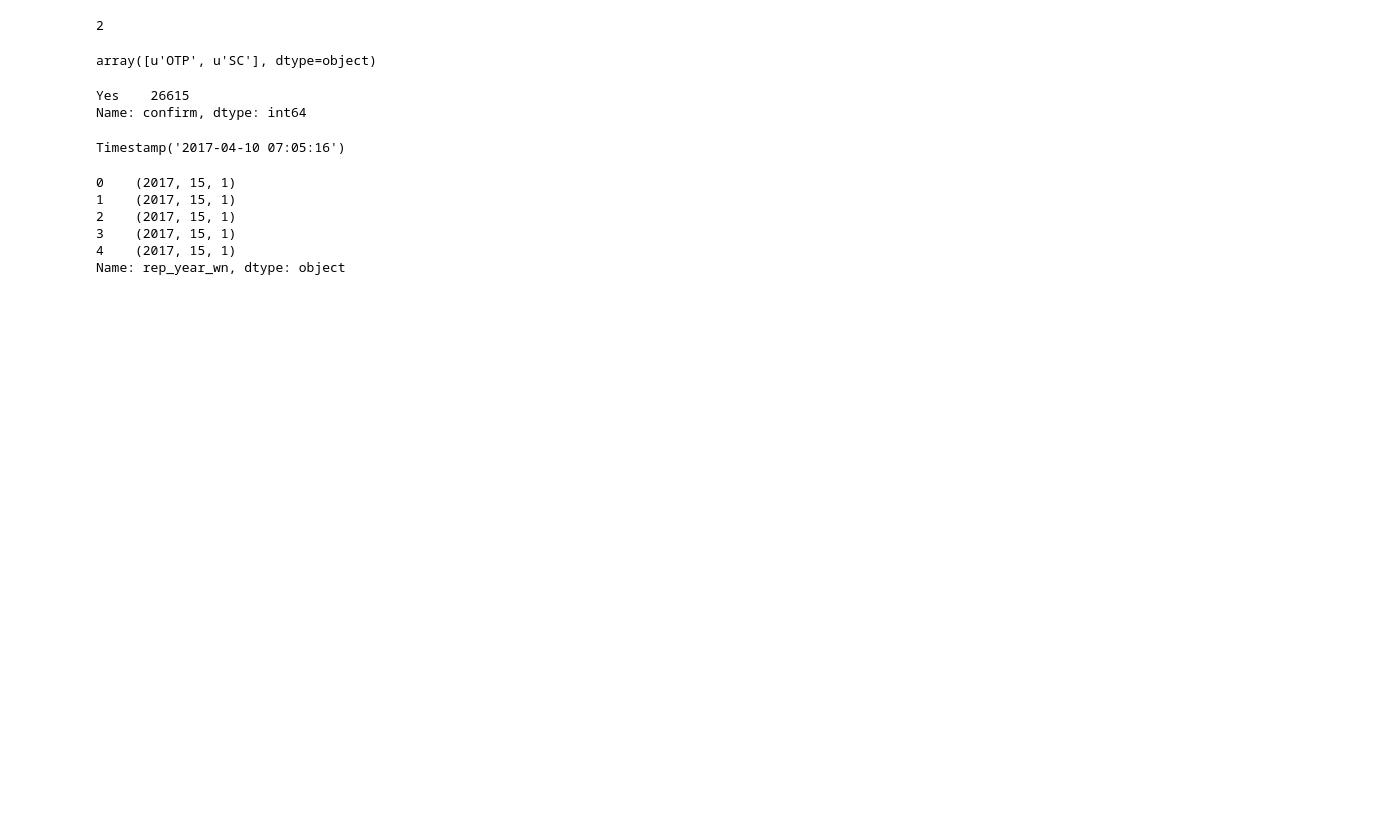
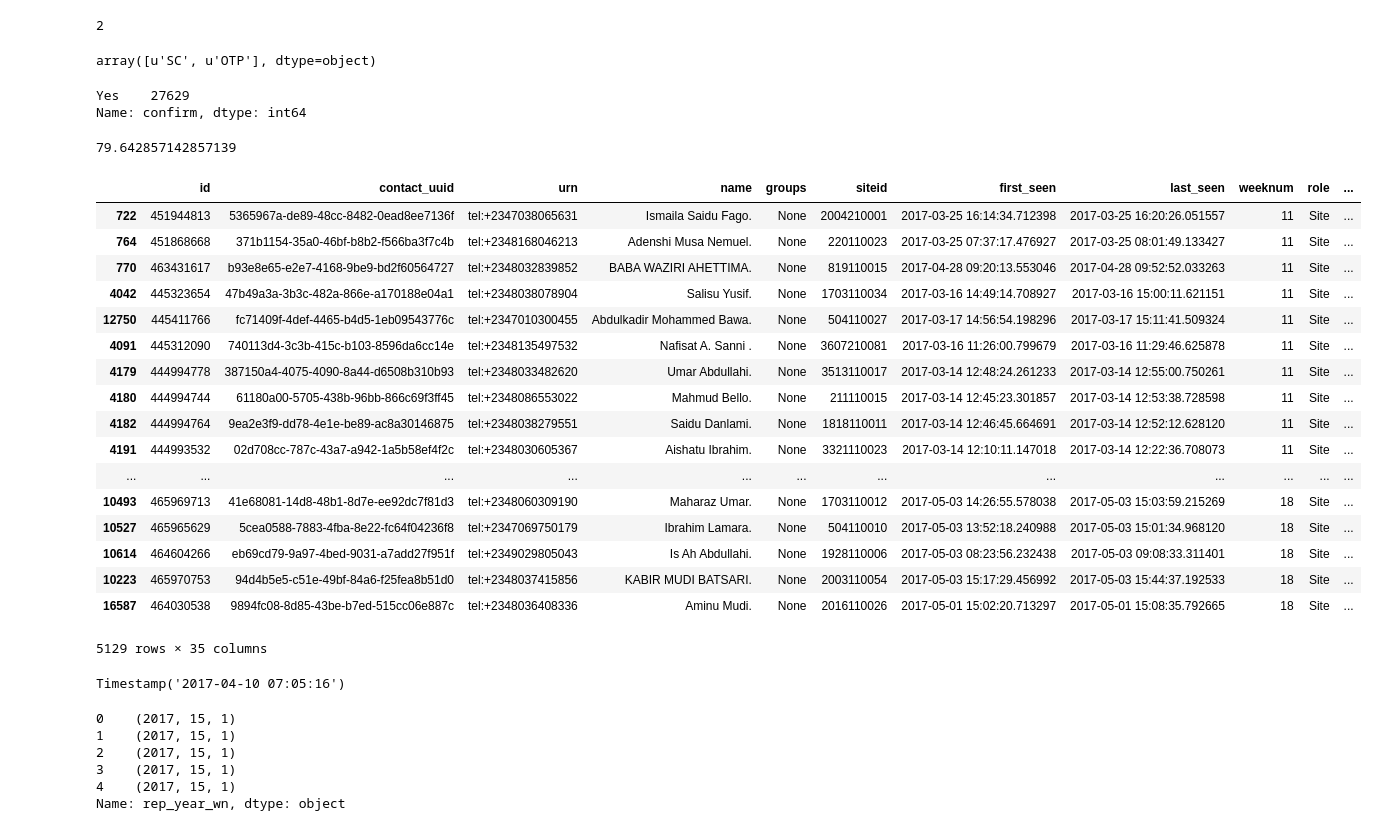
Before and after one commit to RobertJohnston/IMAM, a Jupyter notebook: Reporting Rate.ipynb, the cells around one changed output. Drawn from its saved outputs; the diff is of its cells as text; code cells hidden in the pictures; blank space fills up the shorter version.

Commit message:
update to reporting rate, IMAM program analysis

```diff
--- a/Reporting Rate.ipynb
+++ b/Reporting Rate.ipynb
@@ -45,26 +47,28 @@ df = pd.read_sql_query("select * from program;", con=engine)
 #  - filter out incorrect data with query
 #  - convert from float to int
 
-df['siteid'] = pd.to_numeric(df.siteid, errors='coerce')
-df['weeknum'] = pd.to_numeric(df.weeknum, errors='coerce')
+# df['siteid'] = pd.to_numeric(df.siteid, errors='coerce')
+# df['weeknum'] = pd.to_numeric(df.weeknum, errors='coerce')
 
-df = df.query('siteid==siteid').query('0<siteid<3999990999')
+# df = df.query('siteid==siteid').query('0<siteid<3999990999')
 # 2015 had 53 weeks
 # 2016 had 52 weeks - current data is only for weeknumbers from 22-2016 to present
-df = df.query('weeknum==weeknum').query('0.99<weeknum<53')
+# df = df.query('weeknum==weeknum').query('0.99<weeknum<53')
 
-df['siteid'] = df.siteid.astype('int')
-df['weeknum'] = df.weeknum.astype('int')
+# df['siteid'] = df.siteid.astype('int')
+# df['weeknum'] = df.weeknum.astype('int')
 # %%
 # Before filter - Sort data
-df = df.sort_values(by='last_seen', ascending = False)
-len(df)
+# df = df.sort_values(by='last_seen', ascending = False)
+# len(df)
+
+# it doesn't seems that we are sorting anymore in views.py
 # %% [output]
 26615
 # %%
 # Filter one entry per weeknum
-df = df.drop_duplicates(['siteid', 'weeknum', 'type'], keep ='first')
-len(df)
+# df = df.drop_duplicates(['siteid', 'weeknum', 'type'], keep ='first')
+# len(df)
 # %% [output]
 26615
 # %%
@@ -83,11 +87,11 @@ len(df['type'].unique())
 # the unique values for var in column
 df.type.unique()
 # %% [output]
-array([u'OTP', u'SC'], dtype=object)
+array([u'SC', u'OTP'], dtype=object)
 # %%
 df.confirm.value_counts()
 # %% [output]
-Yes    26615
+Yes    27629
 Name: confirm, dtype: int64
 # %%
 # to make reporting rates need to identify all data in past 8 weeks
@@ -99,3 +103,39 @@ Name: confirm, dtype: int64
 #for range in todays weeknum-8 to todays weeknum
 #   count number of valid reports for program and stocks
 #   divide total over 16 (8 entries for program and 8 for stock)
+# %%
+
+df['year_weeknum'] = zip(df['year'], df['weeknum'])
+df['iso_year_weeknum'] = df['year_weeknum'].map(lambda x: Week(x[0], x[1]))
+
+year, week, _ = date.today().isocalendar()
+current_week = Week(year, week)
+
+# since how many week this report is about
+df['since_x_weeks'] = df['iso_year_weeknum'].map(lambda x: current_week - x)
+# %%
+df.query('since_x_weeks>0').query('since_x_weeks<=8').groupby(df['siteid'])[
+        'weeknum'].count().map(lambda x: (x / 8.) * 100).mean()
+# %% [output]
+79.642857142857139
+# %%
+df.query('since_x_weeks>0').query('since_x_weeks<=8').sort("weeknum")
+# %% [output]
+|  | id | contact_uuid | urn | name | groups | siteid | first_seen | last_seen | weeknum | role | ... |
+| 722 | 451944813 | 5365967a-de89-48cc-8482-0ead8ee7136f | tel:+2347038065631 | Ismaila Saidu Fago. | None | 2004210001 | 2017-03-25 16:14:34.712398 | 2017-03-25 16:20:26.051557 | 11 | Site | ... |
+| 764 | 451868668 | 371b1154-35a0-46bf-b8b2-f566ba3f7c4b | tel:+2348168046213 | Adenshi Musa Nemuel. | None | 220110023 | 2017-03-25 07:37:17.476927 | 2017-03-25 08:01:49.133427 | 11 | Site | ... |
+| 770 | 463431617 | b93e8e65-e2e7-4168-9be9-bd2f60564727 | tel:+2348032839852 | BABA WAZIRI AHETTIMA. | None | 819110015 | 2017-04-28 09:20:13.553046 | 2017-04-28 09:52:52.033263 | 11 | Site | ... |
+| 4042 | 445323654 | 47b49a3a-3b3c-482a-866e-a170188e04a1 | tel:+2348038078904 | Salisu Yusif. | None | 1703110034 | 2017-03-16 14:49:14.708927 | 2017-03-16 15:00:11.621151 | 11 | Site | ... |
+| 12750 | 445411766 | fc71409f-4def-4465-b4d5-1eb09543776c | tel:+2347010300455 | Abdulkadir Mohammed Bawa. | None | 504110027 | 2017-03-17 14:56:54.198296 | 2017-03-17 15:11:41.509324 | 11 | Site | ... |
+| 4091 | 445312090 | 740113d4-3c3b-415c-b103-8596da6cc14e | tel:+2348135497532 | Nafisat A. Sanni . | None | 3607210081 | 2017-03-16 11:26:00.799679 | 2017-03-16 11:29:46.625878 | 11 | Site | ... |
+| 4179 | 444994778 | 387150a4-4075-4090-8a44-d6508b310b93 | tel:+2348033482620 | Umar Abdullahi. | None | 3513110017 | 2017-03-14 12:48:24.261233 | 2017-03-14 12:55:00.750261 | 11 | Site | ... |
+| 4180 | 444994744 | 61180a00-5705-438b-96bb-866c69f3ff45 | tel:+2348086553022 | Mahmud Bello. | None | 211110015 | 2017-03-14 12:45:23.301857 | 2017-03-14 12:53:38.728598 | 11 | Site | ... |
+| 4182 | 444994764 | 9ea2e3f9-dd78-4e1e-be89-ac8a30146875 | tel:+2348038279551 | Saidu Danlami. | None | 1818110011 | 2017-03-14 12:46:45.664691 | 2017-03-14 12:52:12.628120 | 11 | Site | ... |
+| 4191 | 444993532 | 02d708cc-787c-43a7-a942-1a5b58ef4f2c | tel:+2348030605367 | Aishatu Ibrahim. | None | 3321110023 | 2017-03-14 12:10:11.147018 | 2017-03-14 12:22:36.708073 | 11 | Site | ... |
+| ... | ... | ... | ... | ... | ... | ... | ... | ... | ... | ... | ... |
+| 10493 | 465969713 | 41e68081-14d8-48b1-8d7e-ee92dc7f81d3 | tel:+2348060309190 | Maharaz Umar. | None | 1703110012 | 2017-05-03 14:26:55.578038 | 2017-05-03 15:03:59.215269 | 18 | Site | ... |
+| 10527 | 465965629 | 5cea0588-7883-4fba-8e22-fc64f04236f8 | tel:+2347069750179 | Ibrahim Lamara. | None | 504110010 | 2017-05-03 13:52:18.240988 | 2017-05-03 15:01:34.968120 | 18 | Site | ... |
+| 10614 | 464604266 | eb69cd79-9a97-4bed-9031-a7add27f951f | tel:+2349029805043 | Is Ah Abdullahi. | None | 1928110006 | 2017-05-03 08:23:56.232438 | 2017-05-03 09:08:33.311401 | 18 | Site | ... |
+| 10223 | 465970753 | 94d4b5e5-c51e-49bf-84a6-f25fea8b51d0 | tel:+2348037415856 | KABIR MUDI BATSARI. | None | 2003110054 | 2017-05-03 15:17:29.456992 | 2017-05-03 15:44:37.192533 | 18 | Site | ... |
+| 16587 | 464030538 | 9894fc08-8d85-43be-b7ed-515cc06e887c | tel:+2348036408336 | Aminu Mudi. | None | 2016110026 | 2017-05-01 15:02:20.713297 | 2017-05-01 15:08:35.792665 | 18 | Site | ... |
+5129 rows × 35 columns
```
Also changed, not shown: parts of 4 cells of this notebook, 2 other files.
